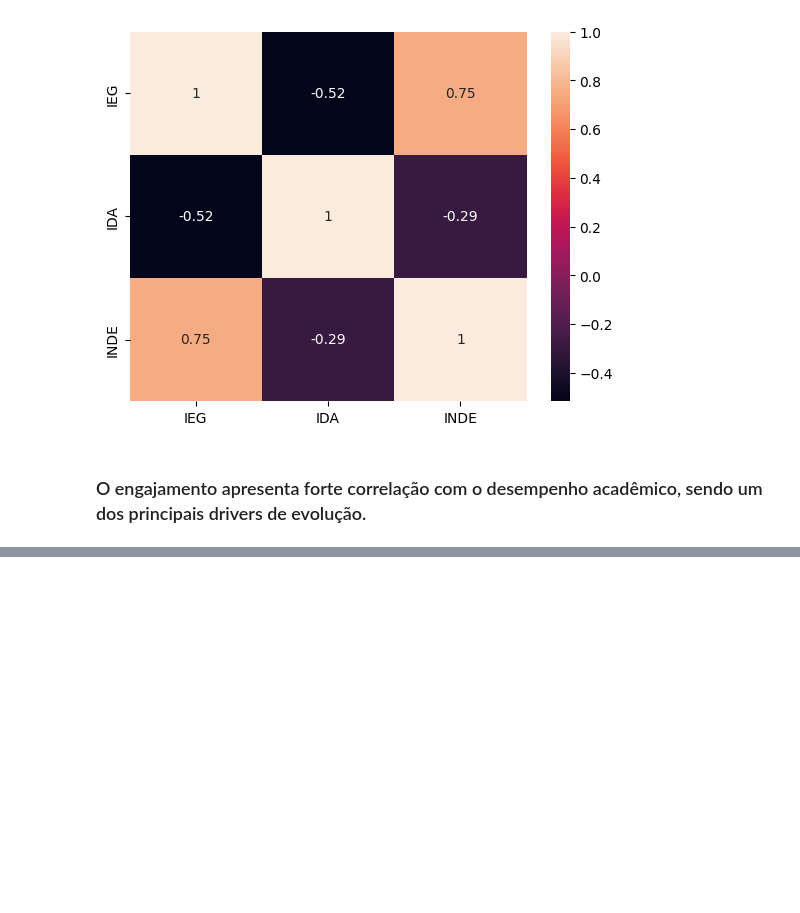
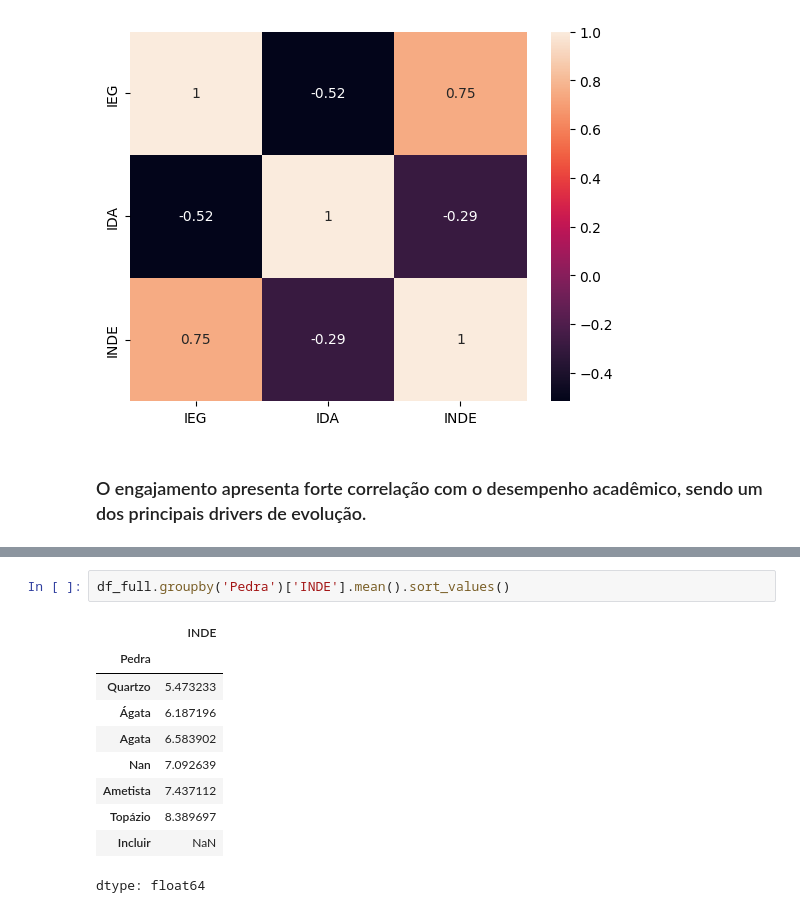
Before and after one commit to carneiro-santos/dataton_fase_5_, a Jupyter notebook: fase_5_FIAP.ipynb, the cells around one changed output, grey strips where cells are left out. Drawn from its saved outputs; the diff is of its cells as text; blank space fills up the shorter version.

```diff
--- a/fase_5_FIAP.ipynb
+++ b/fase_5_FIAP.ipynb
@@ -293,0 +308,13 @@ plt.show()
+# %%
+df_full.groupby('Pedra')['INDE'].mean().sort_values()
+# %% [output]
+|  | INDE |
+| Pedra |  |
+| Quartzo | 5.473233 |
+| Ágata | 6.187196 |
+| Agata | 6.583902 |
+| Nan | 7.092639 |
+| Ametista | 7.437112 |
+| Topázio | 8.389697 |
+| Incluir | NaN |
+dtype: float64
```
Also changed, not shown: parts of 9 cells of this notebook.
